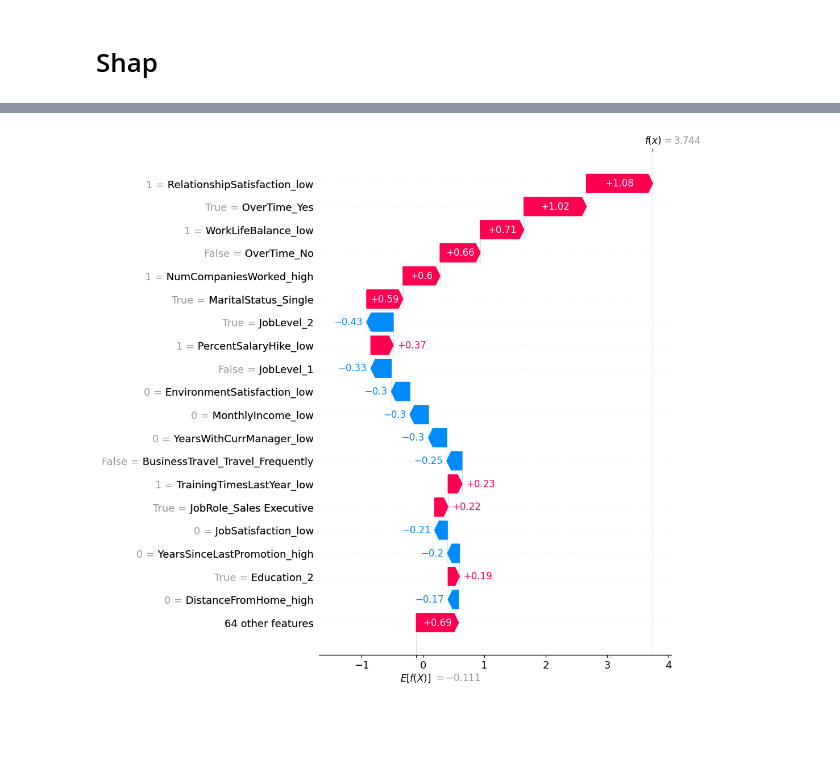
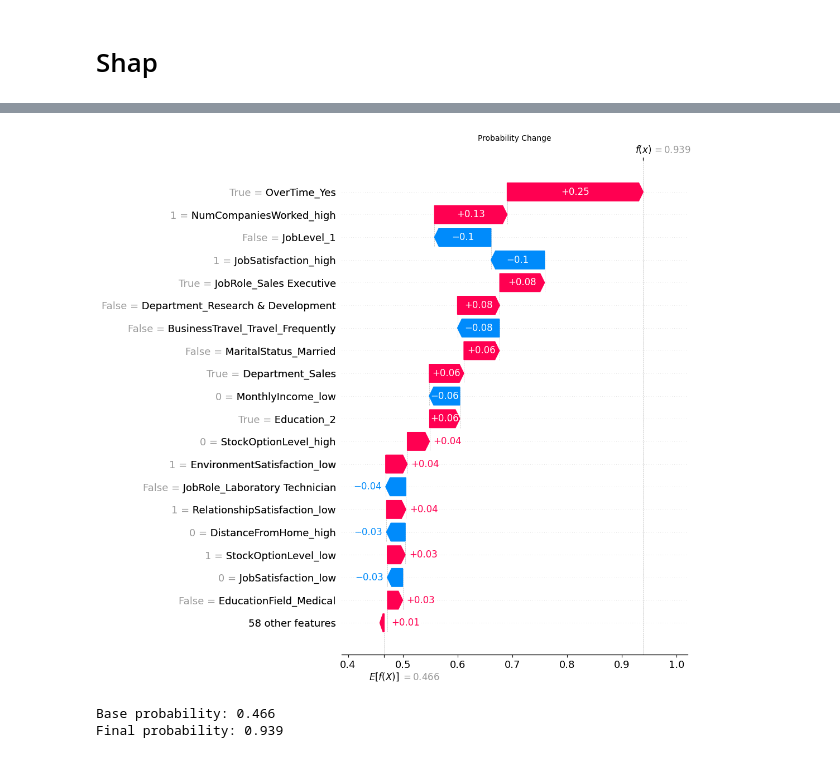
Before and after one commit to JeffTriemer/turnover, a Jupyter notebook: notebooks/ind_model.ipynb, the cells around one changed output, grey strips where cells are left out. Saved outputs shown, nothing was run; the diff lists cells and outputs as text; code cells hidden in the pictures; blank space fills up the shorter version.

```diff
--- a/notebooks/ind_model.ipynb
+++ b/notebooks/ind_model.ipynb
@@ -107,8 +160,3 @@ def plot_increased_odds_ratio(df, target_col='Attrition', threshold=1.5, distanc
 # %%
-df['Attrition'] = (df['Attrition'] == 'Yes').astype(int)
-df = pd.get_dummies(df, drop_first=False)
-df.set_index('EmployeeNumber', inplace=True)
-df_balanced = undersample(df, target_col='Attrition')
-df_bool = boolify_ints(df)
-df_balanced_bool = boolify_ints(df_balanced)
+df_bool, df_balanced_bool = get_data()
 # %%
@@ -282,5 +271,44 @@ df[df.index==1].T.head(50)
 # %%
-# plot waterfall
-shap.waterfall_plot(shap_values[0], max_display=20)
+# Plot waterfall with probability changes
+import shap
+
+# Convert log odds to probabilities
+def logit_to_prob(logit):
+    return 1 / (1 + np.exp(-logit))
+
+# Get base probability and prediction probability for first sample
+base_logit = shap_values.base_values[0]
+prediction_logit = base_logit + shap_values.values[0].sum()
+
+base_prob = logit_to_prob(base_logit)
+prediction_prob = logit_to_prob(prediction_logit)
+
+# Convert SHAP values to probability contributions
+prob_contributions = []
+cumulative_logit = base_logit
+
+for shap_val in shap_values.values[0]:
+    old_prob = logit_to_prob(cumulative_logit)
+    cumulative_logit += shap_val
+    new_prob = logit_to_prob(cumulative_logit)
+    prob_contributions.append(new_prob - old_prob)
+
+# Create a modified explanation object for waterfall plot
+prob_shap_values = shap.Explanation(
+    values=np.array(prob_contributions),
+    base_values=base_prob,
+    data=shap_values[0].data,
+    feature_names=shap_values.feature_names
+)
+
+# Plot waterfall with probability changes
+shap.waterfall_plot(prob_shap_values, max_display=20, show=False)
+plt.gca().set_xlabel('Probability Change')
+plt.show()
+
+print(f"Base probability: {base_prob:.3f}")
+print(f"Final probability: {prediction_prob:.3f}")
 # %% [output]
-[figure, old version]
+[figure, new version]
+Base probability: 0.466
+Final probability: 0.939
```
Also changed, not shown: parts of 17 cells of this notebook, 2 other files.
